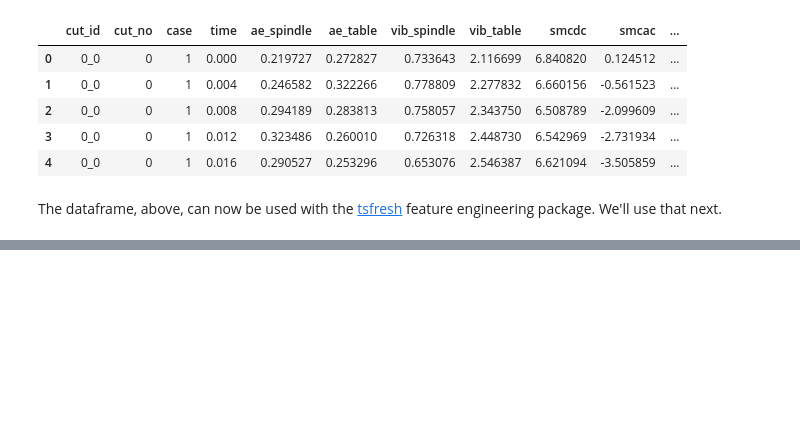
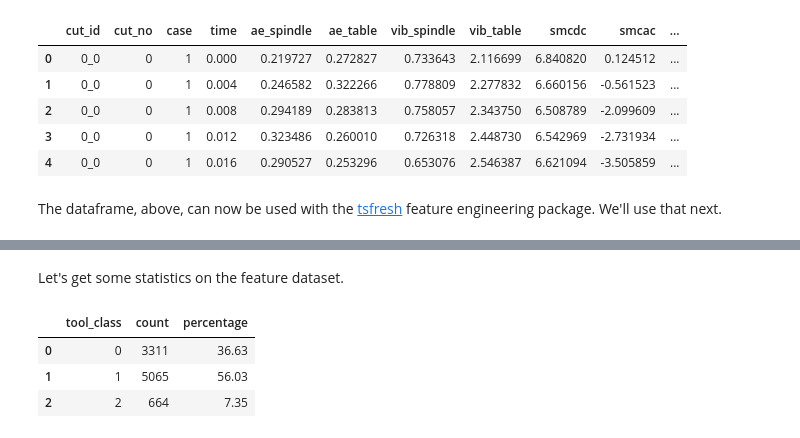
Before and after one commit to tvhahn/tspipe, a Jupyter notebook: notebooks/milling-reproduction.ipynb, the cells around one changed output, grey strips where cells are left out. Saved outputs shown, nothing was run; the diff lists cells and outputs as text; code cells hidden in the pictures; blank space fills up the shorter version.

```diff
--- a/notebooks/milling-reproduction.ipynb
+++ b/notebooks/milling-reproduction.ipynb
@@ -154,0 +214,21 @@ print(comprehensive_features)
+# %% [markdown]
+Let's get some statistics on the feature dataset.
+# %%
+# get the percentage of each tool_class
+df_p = df_feat.groupby("tool_class").size() / df_feat.shape[0] * 100
+df_p = df_p.reset_index()
+df_p.columns = ["tool_class", "percentage"]
+
+# get the count of each tool_class
+df_c = df_feat.groupby("tool_class").size().to_frame().reset_index()
+df_c.columns = ["tool_class", "count"]
+
+# merge the two dataframes
+df_pc = df_p.merge(df_c, on="tool_class")[["tool_class", "count", "percentage"]]
+df_pc["percentage"] = df_pc["percentage"].round(2)
+df_pc
+# %% [output]
+|  | tool_class | count | percentage |
+| 0 | 0 | 3311 | 36.63 |
+| 1 | 1 | 5065 | 56.03 |
+| 2 | 2 | 664 | 7.35 |
```
Also changed, not shown: parts of 12 cells of this notebook.
